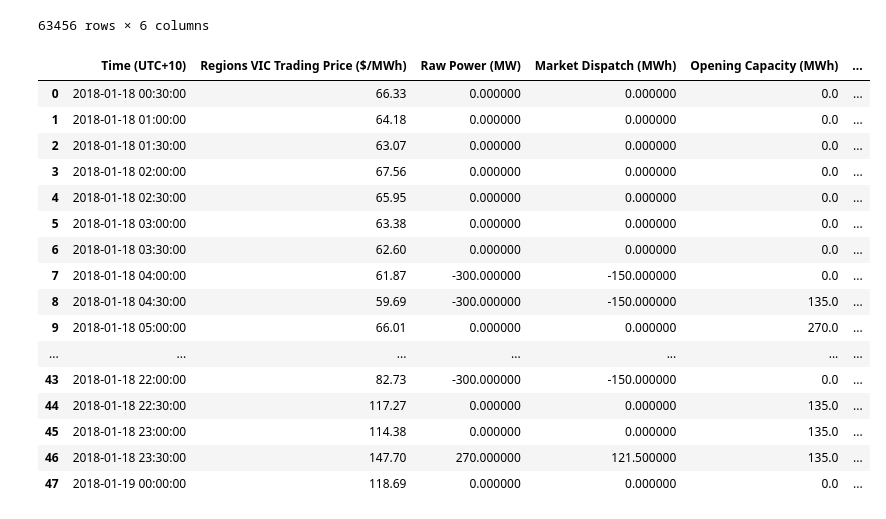
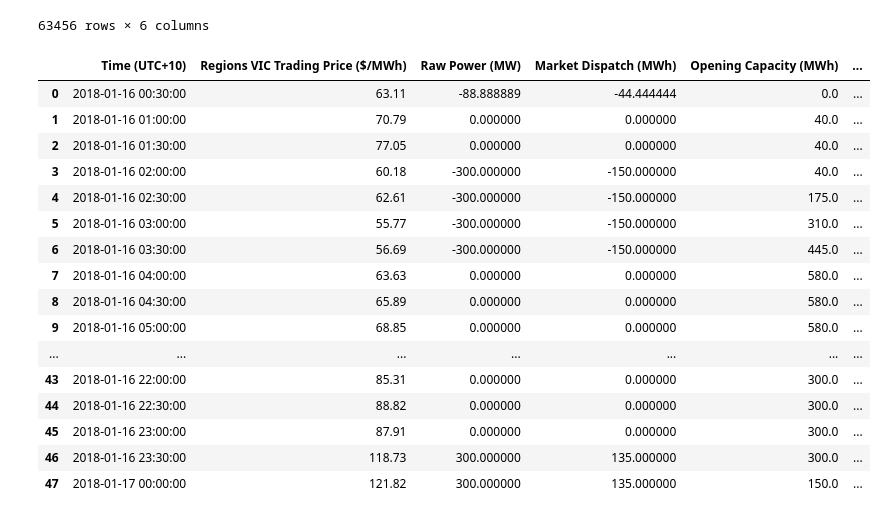
Before and after one commit to rinliauw/energy-market-and-battery-optimization, a Jupyter notebook: deprecated/Local Maximisation.ipynb, the cells around one changed output. Cells and saved outputs as stored; diff of their text form; code cells hidden in the pictures.

```diff
--- a/code/First Algorithm/Local Maximisation.ipynb
+++ b/deprecated/Local Maximisation.ipynb
@@ -25,28 +25,28 @@ data_128
 | 63455 | 2021-08-15 00:00:00 | 8.73 | 0.0 | 0.0 | 0.0 | ... |
 63456 rows × 6 columns
 # %%
-data_interval = data_128.loc[(data_128['Time (UTC+10)'] >= '2018-01-18 00:30:00') & \
-                        (data_128['Time (UTC+10)'] <= '2018-01-19 00:00:00')].copy()
+data_interval = data_128.loc[(data_128['Time (UTC+10)'] >= '2018-01-16 00:30:00') & \
+                        (data_128['Time (UTC+10)'] <= '2018-01-17 00:00:00')].copy()
 data_interval = data_interval.reset_index(drop = True)
 data_interval
 # %% [output]
 |  | Time (UTC+10) | Regions VIC Trading Price ($/MWh) | Raw Power (MW) | Market Dispatch (MWh) | Opening Capacity (MWh) | ... |
-| 0 | 2018-01-18 00:30:00 | 66.33 | 0.000000 | 0.000000 | 0.0 | ... |
-| 1 | 2018-01-18 01:00:00 | 64.18 | 0.000000 | 0.000000 | 0.0 | ... |
-| 2 | 2018-01-18 01:30:00 | 63.07 | 0.000000 | 0.000000 | 0.0 | ... |
-| 3 | 2018-01-18 02:00:00 | 67.56 | 0.000000 | 0.000000 | 0.0 | ... |
-| 4 | 2018-01-18 02:30:00 | 65.95 | 0.000000 | 0.000000 | 0.0 | ... |
-| 5 | 2018-01-18 03:00:00 | 63.38 | 0.000000 | 0.000000 | 0.0 | ... |
-| 6 | 2018-01-18 03:30:00 | 62.60 | 0.000000 | 0.000000 | 0.0 | ... |
-| 7 | 2018-01-18 04:00:00 | 61.87 | -300.000000 | -150.000000 | 0.0 | ... |
-| 8 | 2018-01-18 04:30:00 | 59.69 | -300.000000 | -150.000000 | 135.0 | ... |
-| 9 | 2018-01-18 05:00:00 | 66.01 | 0.000000 | 0.000000 | 270.0 | ... |
+| 0 | 2018-01-16 00:30:00 | 63.11 | -88.888889 | -44.444444 | 0.0 | ... |
+| 1 | 2018-01-16 01:00:00 | 70.79 | 0.000000 | 0.000000 | 40.0 | ... |
+| 2 | 2018-01-16 01:30:00 | 77.05 | 0.000000 | 0.000000 | 40.0 | ... |
+| 3 | 2018-01-16 02:00:00 | 60.18 | -300.000000 | -150.000000 | 40.0 | ... |
+| 4 | 2018-01-16 02:30:00 | 62.61 | -300.000000 | -150.000000 | 175.0 | ... |
+| 5 | 2018-01-16 03:00:00 | 55.77 | -300.000000 | -150.000000 | 310.0 | ... |
+| 6 | 2018-01-16 03:30:00 | 56.69 | -300.000000 | -150.000000 | 445.0 | ... |
+| 7 | 2018-01-16 04:00:00 | 63.63 | 0.000000 | 0.000000 | 580.0 | ... |
+| 8 | 2018-01-16 04:30:00 | 65.89 | 0.000000 | 0.000000 | 580.0 | ... |
+| 9 | 2018-01-16 05:00:00 | 68.85 | 0.000000 | 0.000000 | 580.0 | ... |
 | ... | ... | ... | ... | ... | ... | ... |
-| 43 | 2018-01-18 22:00:00 | 82.73 | -300.000000 | -150.000000 | 0.0 | ... |
-| 44 | 2018-01-18 22:30:00 | 117.27 | 0.000000 | 0.000000 | 135.0 | ... |
-| 45 | 2018-01-18 23:00:00 | 114.38 | 0.000000 | 0.000000 | 135.0 | ... |
-| 46 | 2018-01-18 23:30:00 | 147.70 | 270.000000 | 121.500000 | 135.0 | ... |
-| 47 | 2018-01-19 00:00:00 | 118.69 | 0.000000 | 0.000000 | 0.0 | ... |
+| 43 | 2018-01-16 22:00:00 | 85.31 | 0.000000 | 0.000000 | 300.0 | ... |
+| 44 | 2018-01-16 22:30:00 | 88.82 | 0.000000 | 0.000000 | 300.0 | ... |
+| 45 | 2018-01-16 23:00:00 | 87.91 | 0.000000 | 0.000000 | 300.0 | ... |
+| 46 | 2018-01-16 23:30:00 | 118.73 | 300.000000 | 135.000000 | 300.0 | ... |
+| 47 | 2018-01-17 00:00:00 | 121.82 | 300.000000 | 135.000000 | 150.0 | ... |
 # %%
 ###################################
 # A Class to store battery functionaly such as revenue, charge and discharge
```
Also changed, not shown: parts of 3 cells of this notebook, 1 other file.
